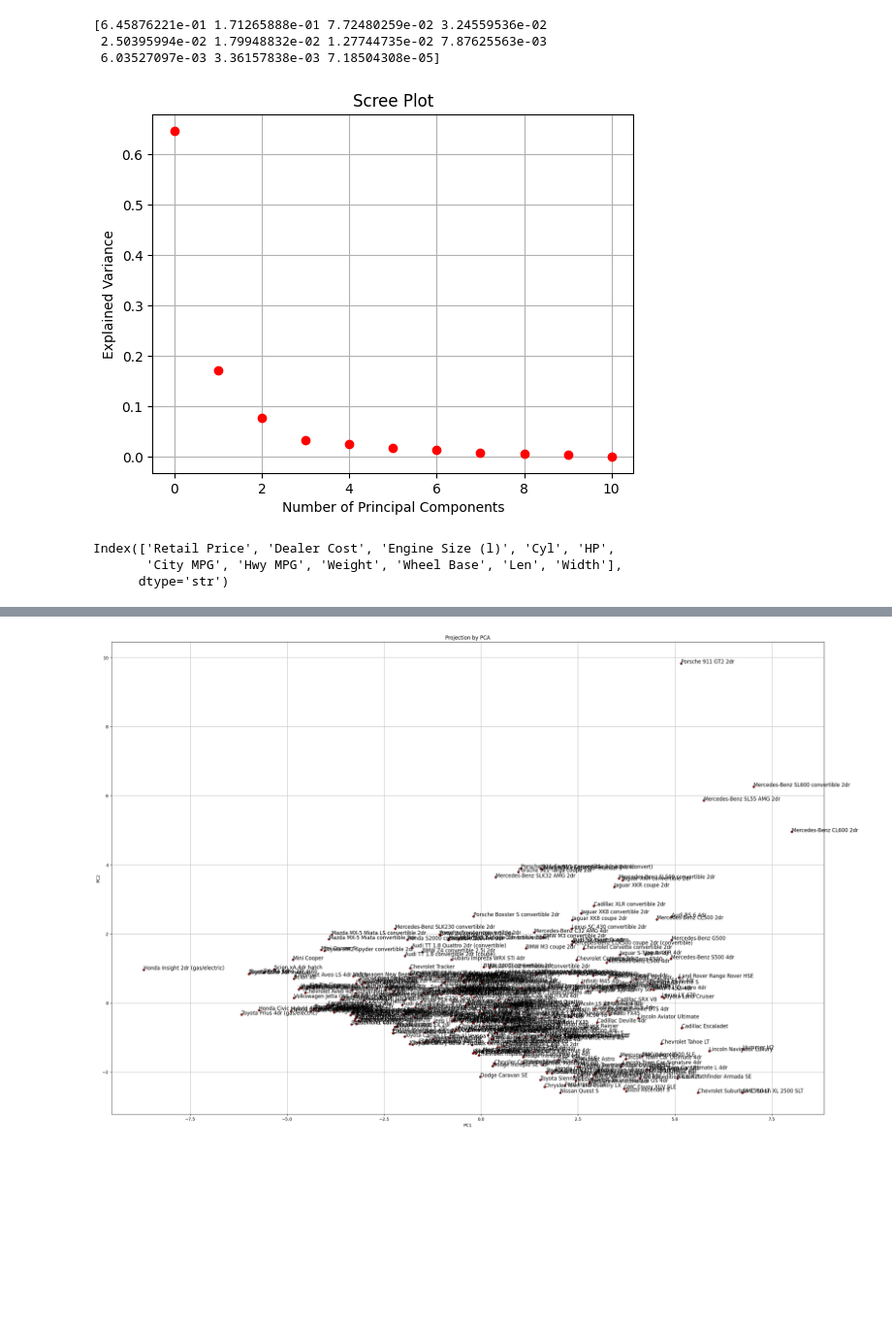
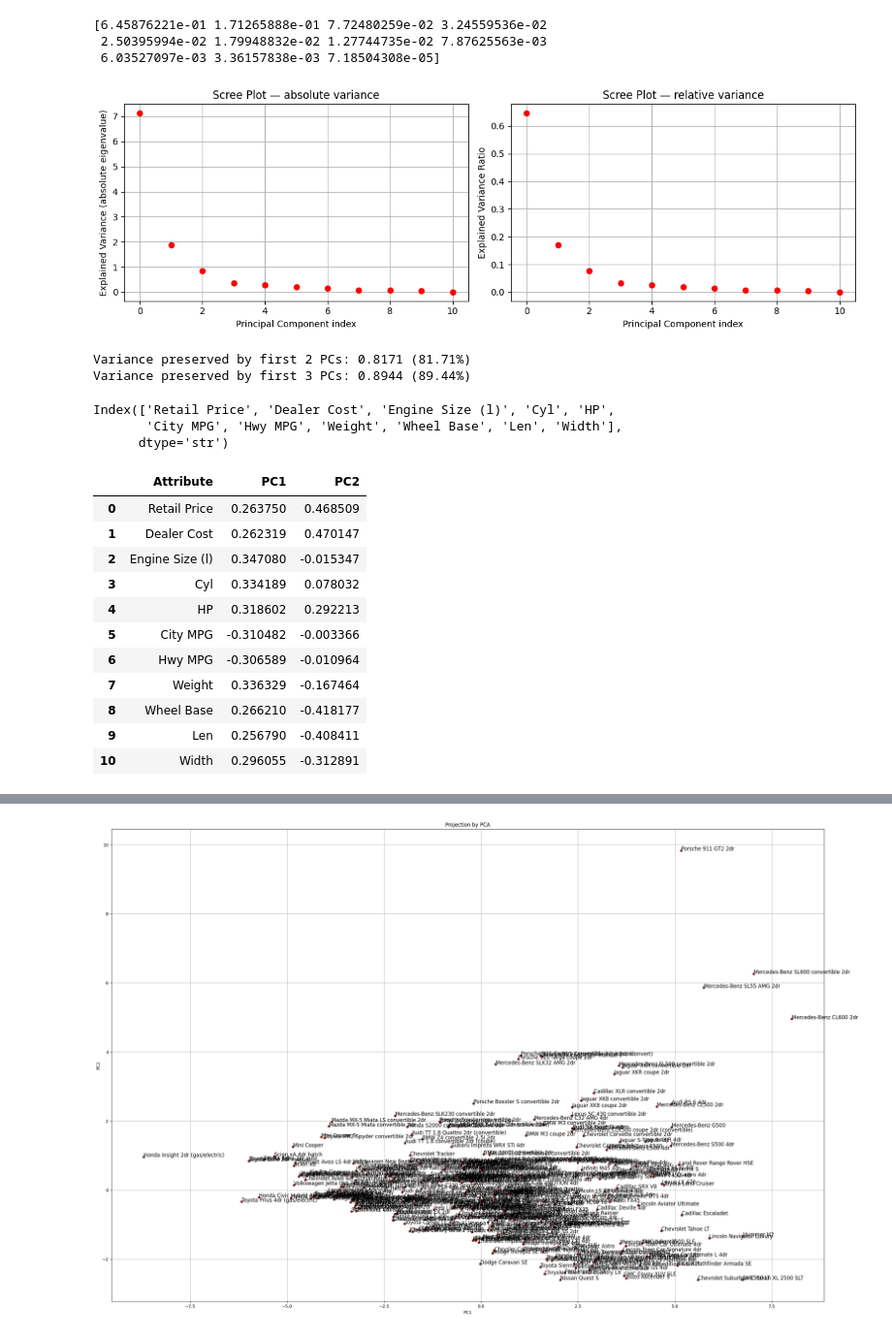
Before and after one commit to closetcaiman/de, a Jupyter notebook: lab1/lab1.ipynb, the cells around one changed output, grey strips where cells are left out. Shown at 97% size. Saved outputs shown, nothing was run; the diff lists cells and outputs as text; code cells hidden in the pictures; blank space fills up the shorter version.

```diff
--- a/lab1/lab1.ipynb
+++ b/lab1/lab1.ipynb
@@ -106,18 +147,36 @@ print(pca.explained_variance_ratio_)
 [6.45876221e-01 1.71265888e-01 7.72480259e-02 3.24559536e-02
  2.50395994e-02 1.79948832e-02 1.27744735e-02 7.87625563e-03
  6.03527097e-03 3.36157838e-03 7.18504308e-05]
-# %%
-variance = pca.explained_variance_ratio_
-
-plt.figure()
-plt.plot(variance, "ro")
-plt.xlabel("Number of Principal Components")
-plt.ylabel("Explained Variance")
-plt.title("Scree Plot")
-plt.grid()
-plt.show()
-# %% [output]
-[figure, removed]
+# %%
+variance = pca.explained_variance_ratio_
+abs_variance = pca.explained_variance_
+
+fig, axes = plt.subplots(1, 2, figsize=(12, 4))
+
+axes[0].plot(abs_variance, "ro", markersize=6)
+axes[0].set_xlabel("Principal Component index")
+axes[0].set_ylabel("Explained Variance (absolute eigenvalue)")
+axes[0].set_title("Scree Plot — absolute variance")
+axes[0].grid()
+
+axes[1].plot(variance, "ro", markersize=6)
+axes[1].set_xlabel("Principal Component index")
+axes[1].set_ylabel("Explained Variance Ratio")
+axes[1].set_title("Scree Plot — relative variance")
+axes[1].grid()
+
+plt.tight_layout()
+plt.show()
+
+cumulative = np.cumsum(variance)
+for k in [2, 3]:
+    print(
+        f"Variance preserved by first {k} PCs: {cumulative[k - 1]:.4f} ({cumulative[k - 1] * 100:.2f}%)"
+    )
+# %% [output]
+[figure, added]
+Variance preserved by first 2 PCs: 0.8171 (81.71%)
+Variance preserved by first 3 PCs: 0.8944 (89.44%)
 # %%
 attributes = cars_df.columns[9:]
 attributes
@@ -125,3 +184,26 @@ attributes
 Index(['Retail Price', 'Dealer Cost', 'Engine Size (l)', 'Cyl', 'HP',
        'City MPG', 'Hwy MPG', 'Weight', 'Wheel Base', 'Len', 'Width'],
       dtype='str')
+# %%
+pc1, pc2 = pca.components_[:2]
+loadings_df = pd.DataFrame(
+    {
+        "Attribute": attributes,
+        "PC1": pc1,
+        "PC2": pc2,
+    }
+)
+display(loadings_df)
+# %% [output]
+|  | Attribute | PC1 | PC2 |
+| 0 | Retail Price | 0.263750 | 0.468509 |
+| 1 | Dealer Cost | 0.262319 | 0.470147 |
+| 2 | Engine Size (l) | 0.347080 | -0.015347 |
+| 3 | Cyl | 0.334189 | 0.078032 |
+| 4 | HP | 0.318602 | 0.292213 |
+| 5 | City MPG | -0.310482 | -0.003366 |
+| 6 | Hwy MPG | -0.306589 | -0.010964 |
+| 7 | Weight | 0.336329 | -0.167464 |
+| 8 | Wheel Base | 0.266210 | -0.418177 |
+| 9 | Len | 0.256790 | -0.408411 |
+| 10 | Width | 0.296055 | -0.312891 |
```
Also changed, not shown: parts of 34 cells of this notebook.
